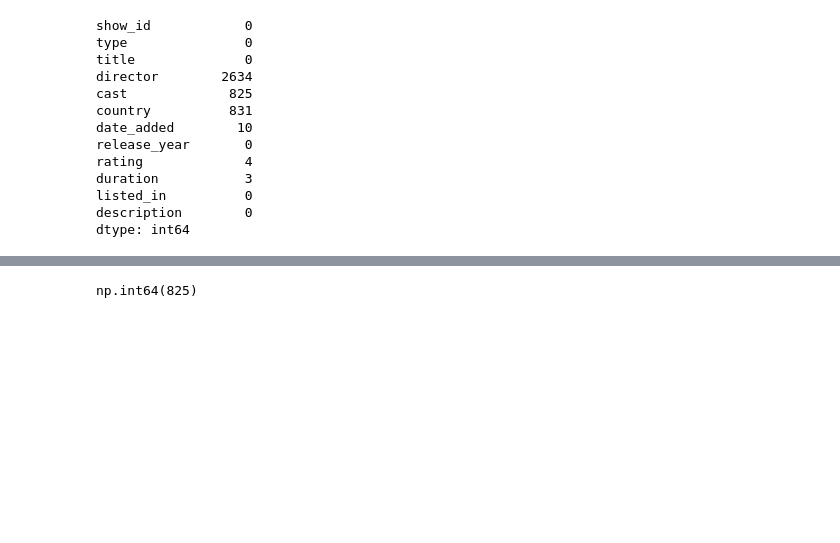
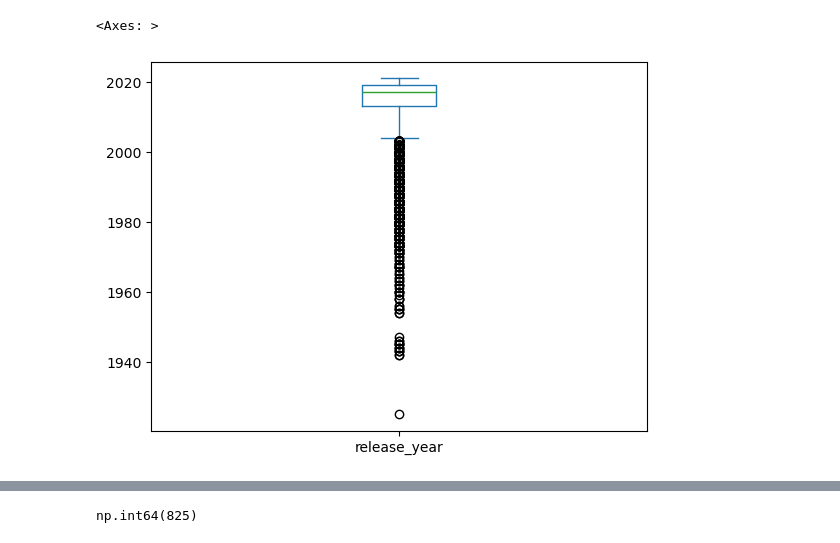
Before and after one commit to Sumangiri1312/Data-Analysis-Process, a Jupyter notebook: Exploratory Data Analysis/Netflix-EDA.ipynb, the cells around one changed output, grey strips where cells are left out. Saved outputs shown, nothing was run; the diff lists cells and outputs as text; code cells hidden in the pictures; blank space fills up the shorter version.

```diff
--- a/Exploratory Data Analysis/Netflix-EDA.ipynb
+++ b/Exploratory Data Analysis/Netflix-EDA.ipynb
@@ -29,17 +65,6 @@ df.describe()
 # %%
-df.isnull().sum()
+df['release_year'].plot(kind='box')
 # %% [output]
-show_id            0
-type               0
-title              0
-director        2634
-cast             825
-country          831
-date_added        10
-release_year       0
-rating             4
-duration           3
-listed_in          0
-description        0
-dtype: int64
+<Axes: >
+[figure, added]
 # %%
```
Also changed, not shown: parts of 19 cells of this notebook, 1 other file.
